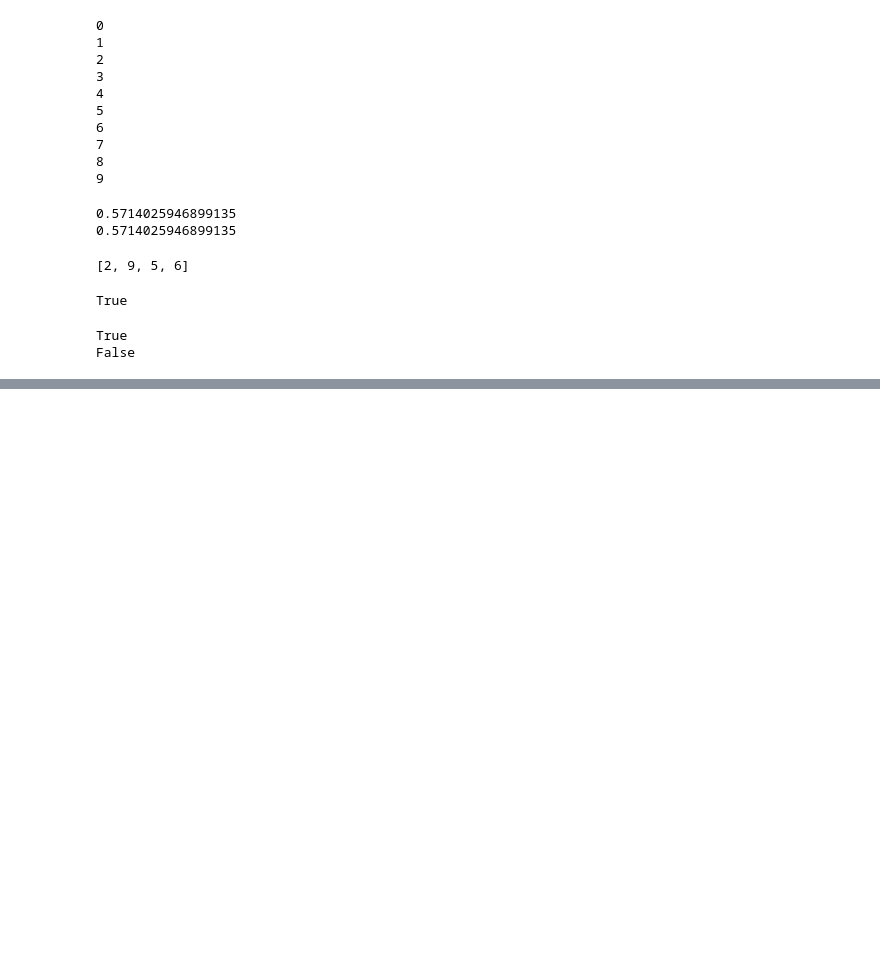
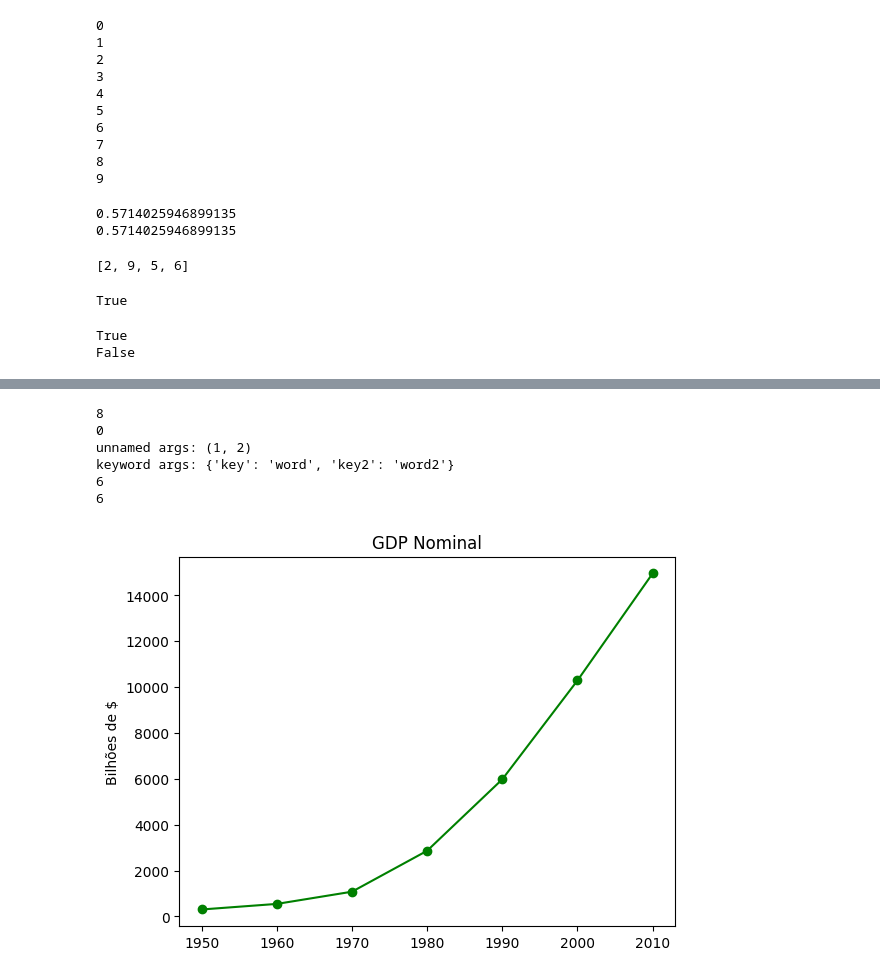
Before and after one commit to Dangelo-dev/Python, a Jupyter notebook: praticaDataScience.ipynb, the cells around one changed output, grey strips where cells are left out. Drawn from its saved outputs; the diff is of its cells as text; code cells hidden in the pictures; blank space fills up the shorter version.

```diff
--- a/praticaDataScience.ipynb
+++ b/praticaDataScience.ipynb
@@ -716,0 +755,75 @@ x_product = list_product(xs) # novamente = 24
+# %%
+# Args e kwargs
+
+"""Digamos que queremos criar	uma	função de ordem	alta que tem como	entrada
+uma	função f e retorna uma função	nova que retorna duas vezes	o	valor	de f
+para qualquer entrada"""
+def doubler(f):
+    def g(x):
+        return 2 * f(x)
+    return g
+
+# Isso funciona em alguns casos
+def f1(x):
+    return x + 1
+
+g = doubler(f1)
+print(g(3)) # 8 (==(3 + 1) * 2)
+print(g(-1)) # 0 (==(-1 + 1) * 2)
+
+# no entanto, ele falha com funções que possuem mais de um unico argumento
+def f2(x,y):
+    return x + y
+
+g = doubler(f2)
+# print(g(1,2)) # TypeError: g() pega exatamente 1 argumento (2 dados)
+
+def magic(*args, **kwargs):
+    print("unnamed args:", args)
+    print("keyword args:", kwargs)
+
+magic(1, 2, key="word", key2="word2")
+# unnamed args: (1, 2)
+# keyword args: {'key': 'word', 'key2': 'word2'}
+
+# em funções como essa, 'args' é uma tupla dos seus argumentos sem nome
+# e 'kwargs' é um dicionário dos seus argumentos com nome
+
+# Funciona de forma contrária também. usando uma list (ou tuple) e dict para fornecer argumentos para uma função
+def other_way_magic(x, y, z):
+    return x + y + z
+
+x_y_list = [1,2]
+z_dict = { "z" : 3 }
+print(other_way_magic(*x_y_list, **z_dict)) # 6
+
+def doubler_correct(f):
+    # funciona não importa que tipo de entradas f espera
+    def g(*args, **kwargs):
+        # quaisquer argumentos com os quais g é fornecido, os passa para f
+        return 2 * f(*args, **kwargs)
+    return g
+
+g = doubler_correct(f2)
+print(g(1,2)) # 6
+# %% [output]
+8
+0
+unnamed args: (1, 2)
+keyword args: {'key': 'word', 'key2': 'word2'}
+6
+6
+# %%
+# matplotlib
+from matplotlib import pyplot as plt
+
+years = [1950,1960,1970,1980,1990,2000,2010]
+gdp = [300.2,543.3,1075.9,2862.5,5979.6,10289.7,14958.3]
+
+# cria um gráfico de linha, anos no eixo x, gdp no eixo y
+plt.plot(years, gdp, color='green', marker='o', linestyle='solid')
+plt.title('GDP Nominal') # adiciona um título
+plt.ylabel('Bilhões de $') # adiciona um selo no eixo y
+plt.show()
+# %% [output]
+[figure, added]
```
Also changed, not shown: parts of 3 cells of this notebook.
